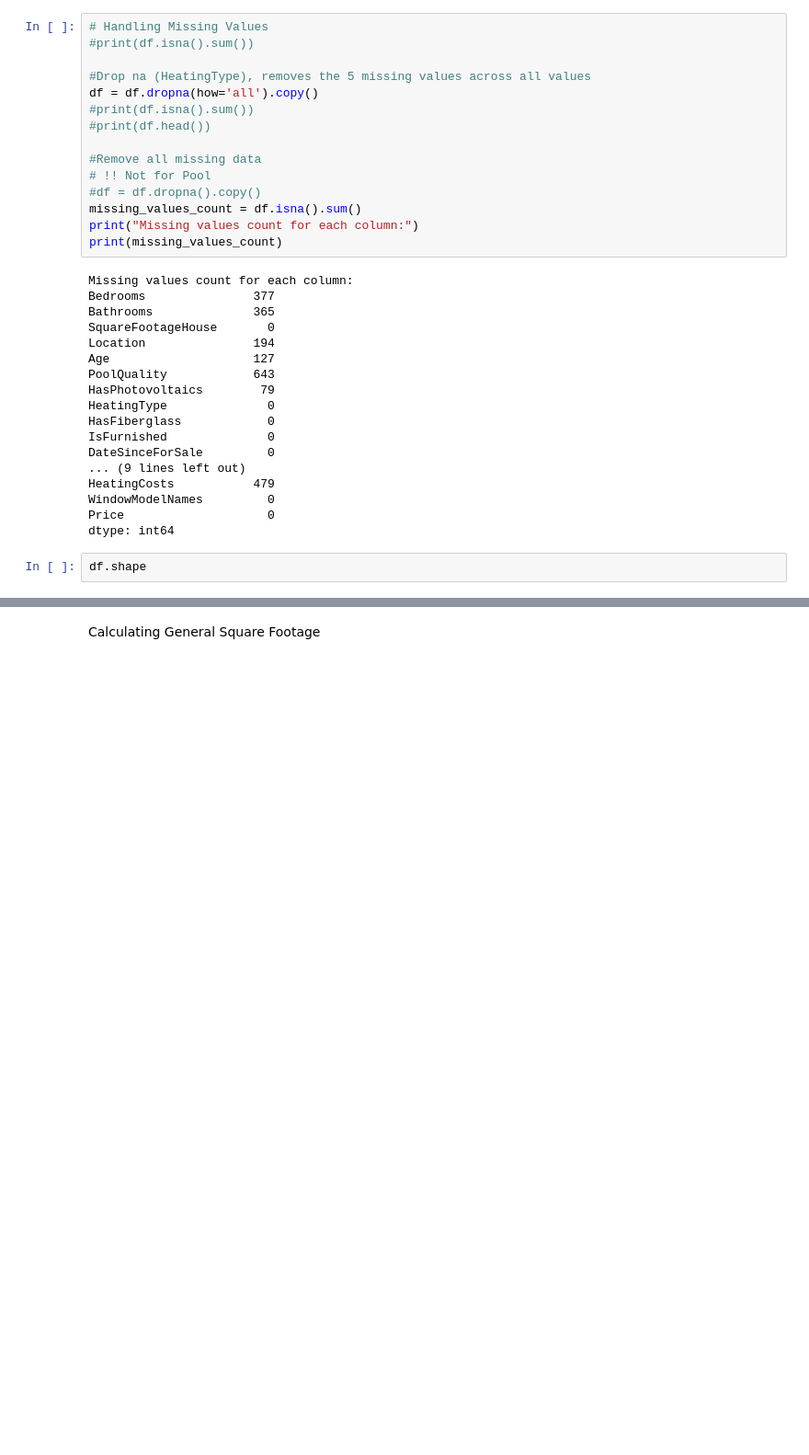
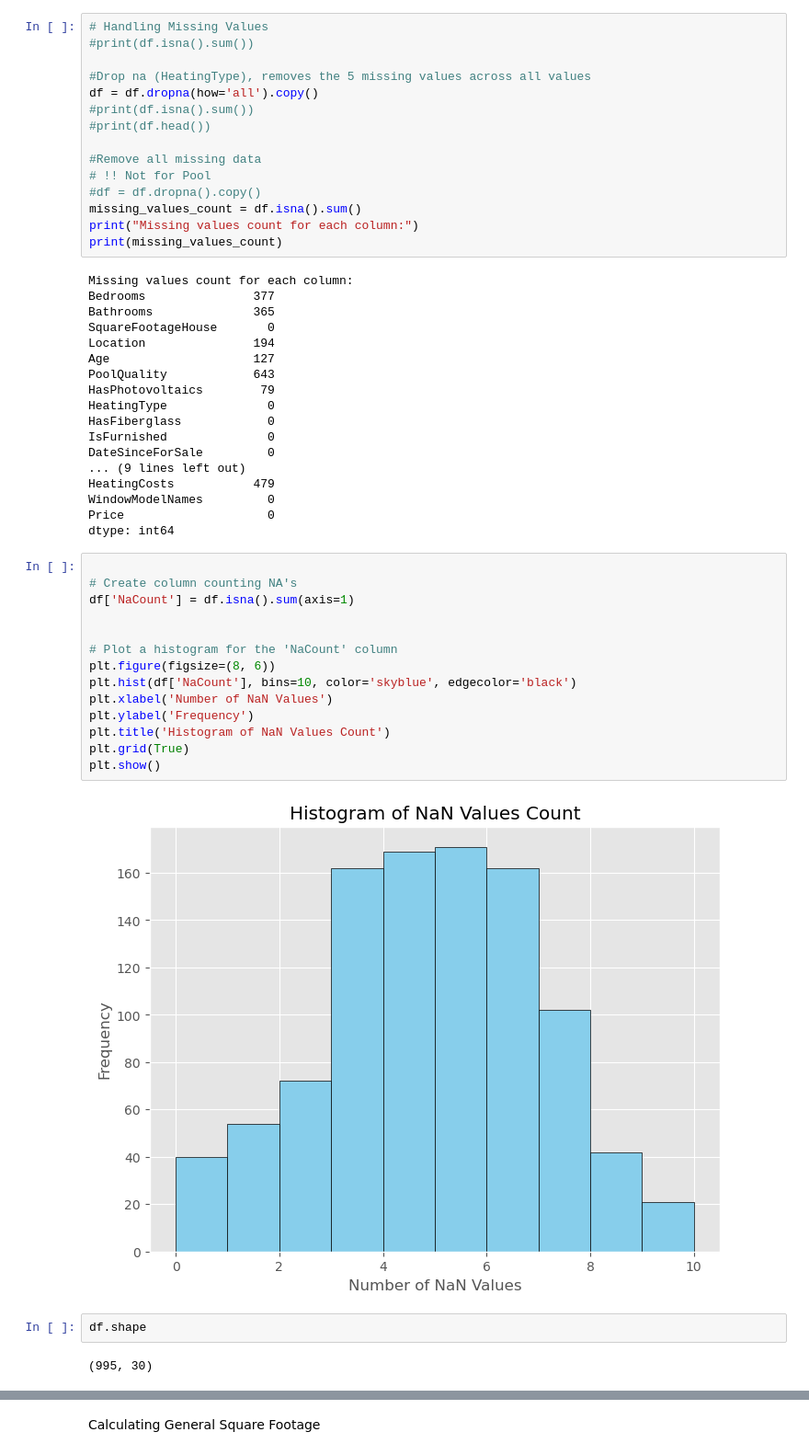
Before and after one commit to NiksSsSsSsSsS/KDDM1, a Jupyter notebook: Group Project, Group 17, EDA & Data Preprocessing.ipynb, the cells around one changed output, grey strips where cells are left out. Shown at 92% size. Cells and saved outputs as stored; diff of their text form; blank space fills up the shorter version.

```diff
--- a/Group Project, Group 17, EDA & Data Preprocessing.ipynb
+++ b/Group Project, Group 17, EDA & Data Preprocessing.ipynb
@@ -69,6 +95,24 @@ HeatingCosts           479
 WindowModelNames         0
 Price                    0
 dtype: int64
+# %%
+
+# Create column counting NA's
+df['NaCount'] = df.isna().sum(axis=1)
+
+
+# Plot a histogram for the 'NaCount' column
+plt.figure(figsize=(8, 6))
+plt.hist(df['NaCount'], bins=10, color='skyblue', edgecolor='black')
+plt.xlabel('Number of NaN Values')
+plt.ylabel('Frequency')
+plt.title('Histogram of NaN Values Count')
+plt.grid(True)
+plt.show()
+# %% [output]
+[figure, added]
 # %%
 df.shape
+# %% [output]
+(995, 30)
 # %% [markdown]
```
Also changed, not shown: parts of 30 cells of this notebook.
